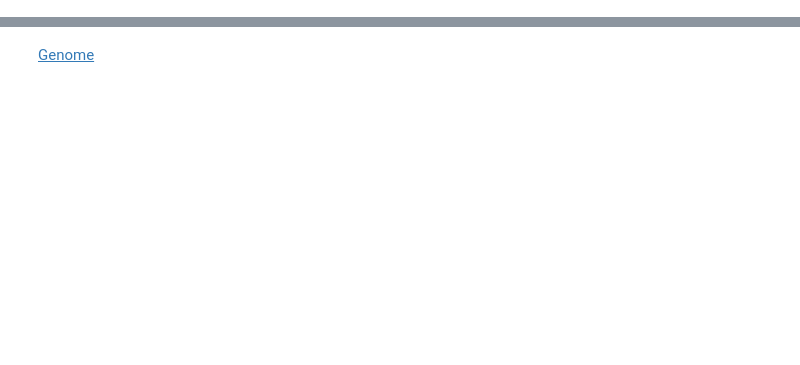
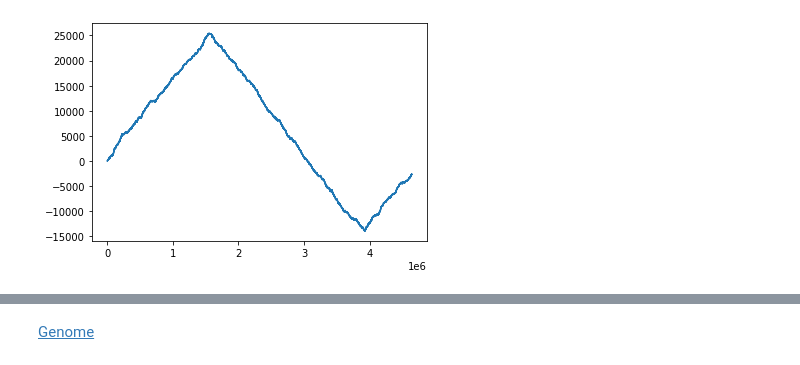
Before and after one commit to csc-448-2021-fall/csc-448-student, a Jupyter notebook: labs/Lab1.ipynb, the cells around one changed output, grey strips where cells are left out. Cells and saved outputs as stored; diff of their text form; code cells hidden in the pictures; blank space fills up the shorter version.

```diff
--- a/labs/Lab1.ipynb
+++ b/labs/Lab1.ipynb
@@ -14,0 +65,6 @@ home = str(Path.home()) # all other paths are relative to this path.
+# %%
+data = pd.read_table("http://bioinformaticsalgorithms.com/data/realdatasets/Rearrangements/E_coli.txt",header=None)
+genome = data.values[0,0]
+skews = Topic1_helper.skew(genome)
+skews = pd.Series(Topic1_helper.skew(genome))
+skews
@@ -14,0 +84,5 @@ home = str(Path.home()) # all other paths are relative to this path.
+# %%
+%matplotlib inline
+skews.plot.line();
+# %% [output]
+[figure, added]
```
Also changed, not shown: parts of 15 cells of this notebook, 4 other files.
